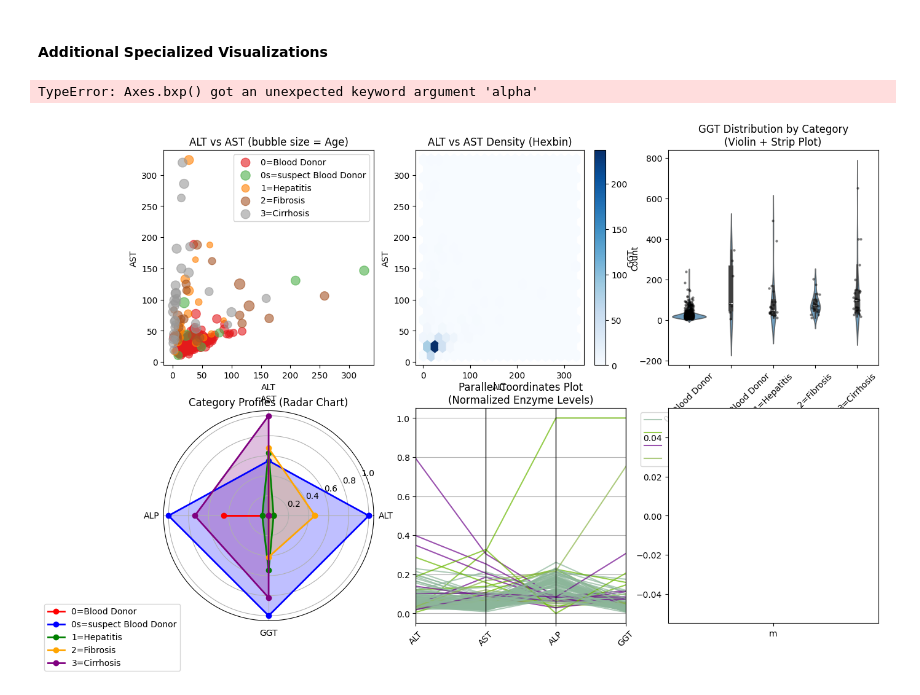
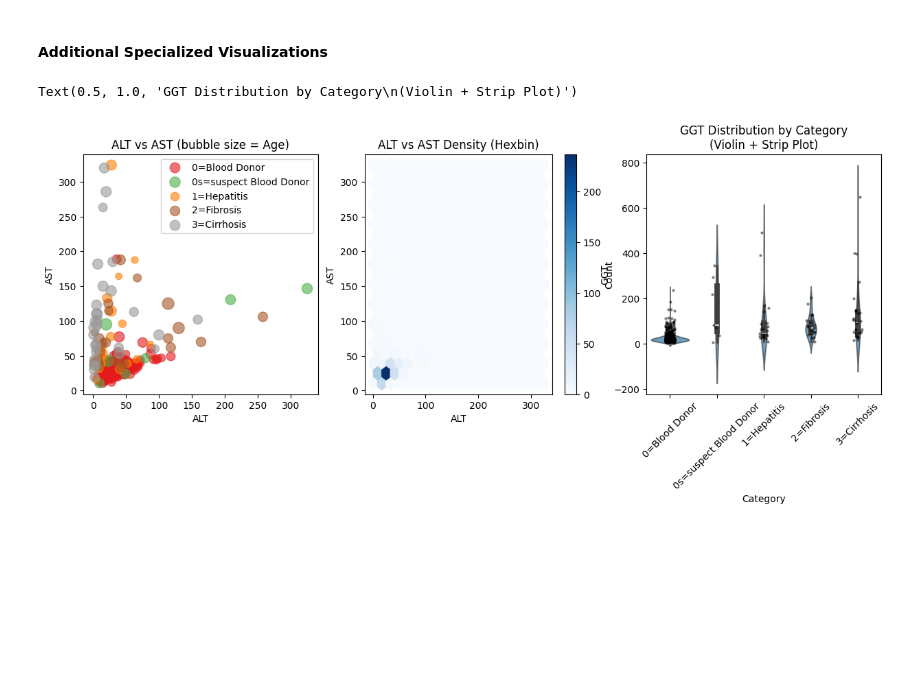
Before and after one commit to bootycurry/eda-assessment, a Jupyter notebook: 22BDS0142.ipynb, the cells around one changed output. Cells and saved outputs as stored; diff of their text form; code cells hidden in the pictures; blank space fills up the shorter version.

```diff
--- a/22BDS0142.ipynb
+++ b/22BDS0142.ipynb
@@ -880,90 +808,35 @@ categories = bubble_data['Category'].unique()
 colors = plt.cm.Set1(np.linspace(0, 1, len(categories)))
 
 for i, category in enumerate(categories):
     cat_data = bubble_data[bubble_data['Category'] == category]
     plt.scatter(cat_data['ALT'], cat_data['AST'],
                s=cat_data['Age']*2, alpha=0.6,
                color=colors[i], label=category)
 
 plt.xlabel('ALT')
 plt.ylabel('AST')
 plt.title('ALT vs AST (bubble size = Age)')
 plt.legend()
 
 # 2. Hexbin plot for density
 plt.subplot(2, 3, 2)
 plt.hexbin(cleaned_df['ALT'].dropna(), cleaned_df['AST'].dropna(),
            gridsize=20, cmap='Blues')
 plt.colorbar(label='Count')
 plt.xlabel('ALT')
 plt.ylabel('AST')
 plt.title('ALT vs AST Density (Hexbin)')
 
 # 3. Violin plot with strip plot overlay
 plt.subplot(2, 3, 3)
 sns.violinplot(data=cleaned_df, x='Category', y='GGT', alpha=0.7)
 sns.stripplot(data=cleaned_df, x='Category', y='GGT',
               size=3, color='black', alpha=0.5)
 plt.xticks(rotation=45)
 plt.title('GGT Distribution by Category\n(Violin + Strip Plot)')
-
-# 4. Radar chart for category profiles
-plt.subplot(2, 3, 4, projection='polar')
-# Prepare data for radar chart
-radar_vars = ['ALT', 'AST', 'ALP', 'GGT']
-category_profiles = cleaned_df.groupby('Category')[radar_vars].mean()
-
-# Normalize the data (0-1 scale)
-category_profiles_norm = (category_profiles - category_profiles.min()) / (category_profiles.max() - category_profiles.min())
-
-# Number of variables
-N = len(radar_vars)
-angles = [n / float(N) * 2 * np.pi for n in range(N)]
-angles += angles[:1]  # Complete the circle
-
-# Plot each category
-colors = ['red', 'blue', 'green', 'orange', 'purple']
-for i, (category, values) in enumerate(category_profiles_norm.iterrows()):
-    if i < len(colors):
-        values_list = values.tolist()
-        values_list += values_list[:1]  # Complete the circle
-        plt.plot(angles, values_list, 'o-', linewidth=2,
-                label=category, color=colors[i])
-        plt.fill(angles, values_list, alpha=0.25, color=colors[i])
-
-plt.xticks(angles[:-1], radar_vars)
-plt.title('Category Profiles (Radar Chart)')
-plt.legend(loc='upper right', bbox_to_anchor=(0.1, 0.1))
-
-# 5. Parallel coordinates plot
-plt.subplot(2, 3, 5)
-from pandas.plotting import parallel_coordinates
-
-# Prepare data for parallel coordinates
-parallel_data = cleaned_df[['ALT', 'AST', 'ALP', 'GGT', 'Category']].dropna()
-# Normalize numerical columns
-for col in ['ALT', 'AST', 'ALP', 'GGT']:
-    parallel_data[col] = (parallel_data[col] - parallel_data[col].min()) / (parallel_data[col].max() - parallel_data[col].min())
-
-# Sample data to avoid overcrowding
-sample_data = parallel_data.sample(n=min(100, len(parallel_data)), random_state=42)
-parallel_coordinates(sample_data, 'Category', alpha=0.7)
-plt.title('Parallel Coordinates Plot\n(Normalized Enzyme Levels)')
-plt.xticks(rotation=45)
-plt.legend(bbox_to_anchor=(1.05, 1), loc='upper left')
-
-# 6. Box plot with swarm plot
-plt.subplot(2, 3, 6)
-sns.boxplot(data=cleaned_df, x='Sex', y='Age', alpha=0.7)
-sns.swarmplot(data=cleaned_df, x='Sex', y='Age',
-              size=3, color='red', alpha=0.6)
-plt.title('Age Distribution by Sex\n(Box + Swarm Plot)')
-
-plt.tight_layout()
-plt.show()
 # %% [output]
-TypeError: Axes.bxp() got an unexpected keyword argument 'alpha'
+Text(0.5, 1.0, 'GGT Distribution by Category\n(Violin + Strip Plot)')
-[figure, old version]
+[figure, new version]
 # %%
 # Sunray Plot - circular visualizations showing hierarchical data
 plt.figure(figsize=(16, 12))
```
Also changed, not shown: parts of 4 cells of this notebook.
